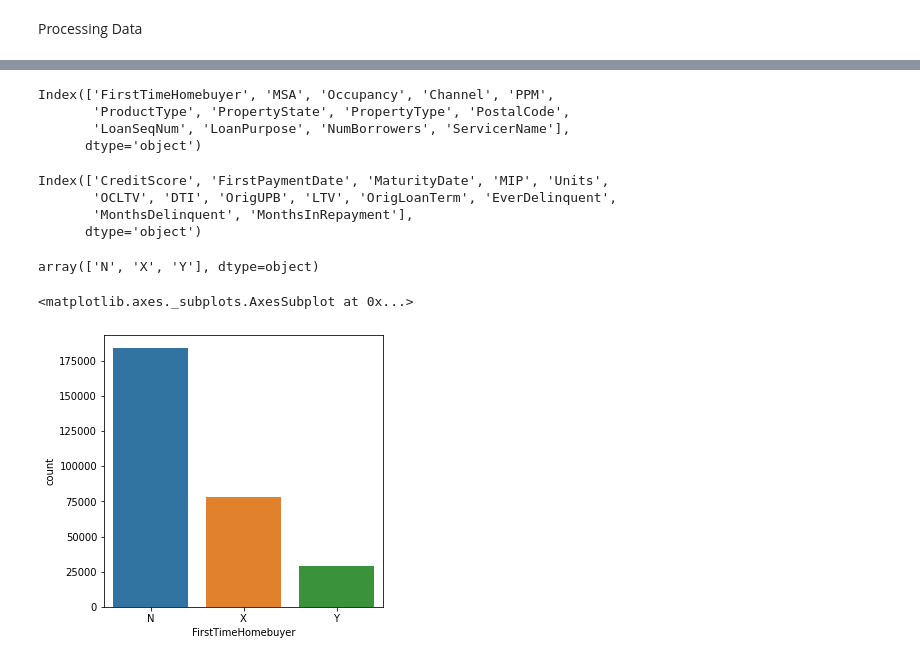
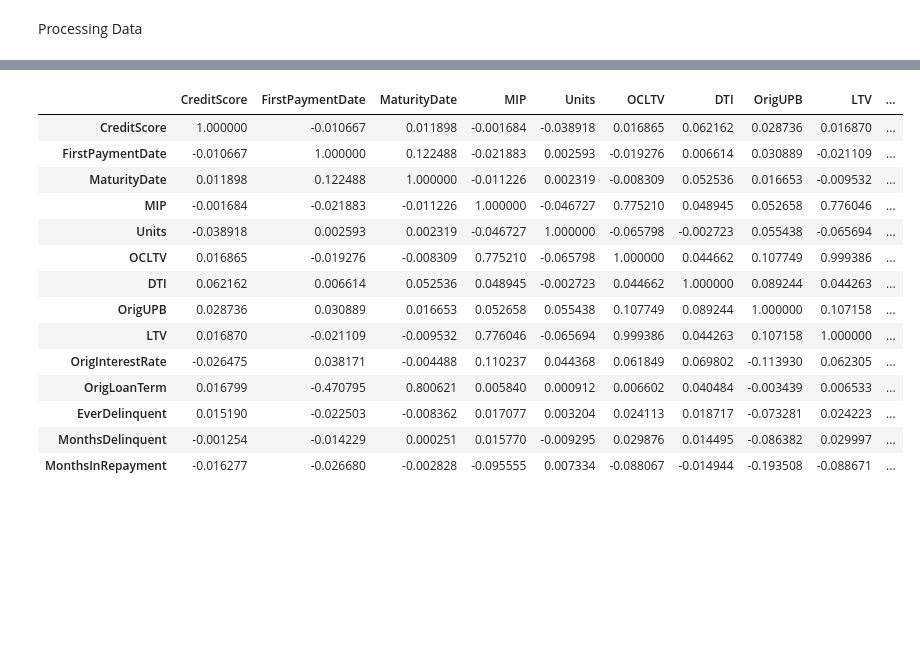
Before and after one commit to SamarHamdy/Train.csv, a Jupyter notebook: FinalProj_Samar.ipynb, the cells around one changed output, grey strips where cells are left out. Cells and saved outputs as stored; diff of their text form; code cells hidden in the pictures; blank space fills up the shorter version.

```diff
--- a/FinalProj_Samar.ipynb
+++ b/FinalProj_Samar.ipynb
@@ -211,3 +144,0 @@ percent of total missing values= % 0.3062754484091175
-# %%
-#drop seller name
-Loan_data.drop('SellerName', axis = 1, inplace = True)
@@ -235,30 +145,18 @@ dtype: int64
-# %%
-#filter column by dtype
-Loan_data.select_dtypes(include='object').columns
-# %% [output]
-Index(['FirstTimeHomebuyer', 'MSA', 'Occupancy', 'Channel', 'PPM',
-       'ProductType', 'PropertyState', 'PropertyType', 'PostalCode',
-       'LoanSeqNum', 'LoanPurpose', 'NumBorrowers', 'ServicerName'],
-      dtype='object')
-# %%
-Loan_data.select_dtypes(include='int64').columns
-# %% [output]
-Index(['CreditScore', 'FirstPaymentDate', 'MaturityDate', 'MIP', 'Units',
-       'OCLTV', 'DTI', 'OrigUPB', 'LTV', 'OrigLoanTerm', 'EverDelinquent',
-       'MonthsDelinquent', 'MonthsInRepayment'],
-      dtype='object')
-# %%
-# convert the column contaims Date to datetime format
-Loan_data['FirstPaymentDate']= pd.to_datetime(Loan_data['FirstPaymentDate'])
-
-Loan_data['MaturityDate']= pd.to_datetime(Loan_data['MaturityDate'])
-# %%
-Loan_data['FirstTimeHomebuyer'].unique()
-# %% [output]
-array(['N', 'X', 'Y'], dtype=object)
-# %%
-plt.figure(figsize=(5, 5))
-sns.countplot(Loan_data.FirstTimeHomebuyer)
-# %% [output]
-<matplotlib.axes._subplots.AxesSubplot at 0x...>
-[figure, removed]
+# %%
+Loan_data.corr()
+# %% [output]
+|  | CreditScore | FirstPaymentDate | MaturityDate | MIP | Units | OCLTV | DTI | OrigUPB | LTV | ... |
+| CreditScore | 1.000000 | -0.010667 | 0.011898 | -0.001684 | -0.038918 | 0.016865 | 0.062162 | 0.028736 | 0.016870 | ... |
+| FirstPaymentDate | -0.010667 | 1.000000 | 0.122488 | -0.021883 | 0.002593 | -0.019276 | 0.006614 | 0.030889 | -0.021109 | ... |
+| MaturityDate | 0.011898 | 0.122488 | 1.000000 | -0.011226 | 0.002319 | -0.008309 | 0.052536 | 0.016653 | -0.009532 | ... |
+| MIP | -0.001684 | -0.021883 | -0.011226 | 1.000000 | -0.046727 | 0.775210 | 0.048945 | 0.052658 | 0.776046 | ... |
+| Units | -0.038918 | 0.002593 | 0.002319 | -0.046727 | 1.000000 | -0.065798 | -0.002723 | 0.055438 | -0.065694 | ... |
+| OCLTV | 0.016865 | -0.019276 | -0.008309 | 0.775210 | -0.065798 | 1.000000 | 0.044662 | 0.107749 | 0.999386 | ... |
+| DTI | 0.062162 | 0.006614 | 0.052536 | 0.048945 | -0.002723 | 0.044662 | 1.000000 | 0.089244 | 0.044263 | ... |
+| OrigUPB | 0.028736 | 0.030889 | 0.016653 | 0.052658 | 0.055438 | 0.107749 | 0.089244 | 1.000000 | 0.107158 | ... |
+| LTV | 0.016870 | -0.021109 | -0.009532 | 0.776046 | -0.065694 | 0.999386 | 0.044263 | 0.107158 | 1.000000 | ... |
+| OrigInterestRate | -0.026475 | 0.038171 | -0.004488 | 0.110237 | 0.044368 | 0.061849 | 0.069802 | -0.113930 | 0.062305 | ... |
+| OrigLoanTerm | 0.016799 | -0.470795 | 0.800621 | 0.005840 | 0.000912 | 0.006602 | 0.040484 | -0.003439 | 0.006533 | ... |
+| EverDelinquent | 0.015190 | -0.022503 | -0.008362 | 0.017077 | 0.003204 | 0.024113 | 0.018717 | -0.073281 | 0.024223 | ... |
+| MonthsDelinquent | -0.001254 | -0.014229 | 0.000251 | 0.015770 | -0.009295 | 0.029876 | 0.014495 | -0.086382 | 0.029997 | ... |
+| MonthsInRepayment | -0.016277 | -0.026680 | -0.002828 | -0.095555 | 0.007334 | -0.088067 | -0.014944 | -0.193508 | -0.088671 | ... |
```
Also changed, not shown: parts of 18 cells of this notebook.
